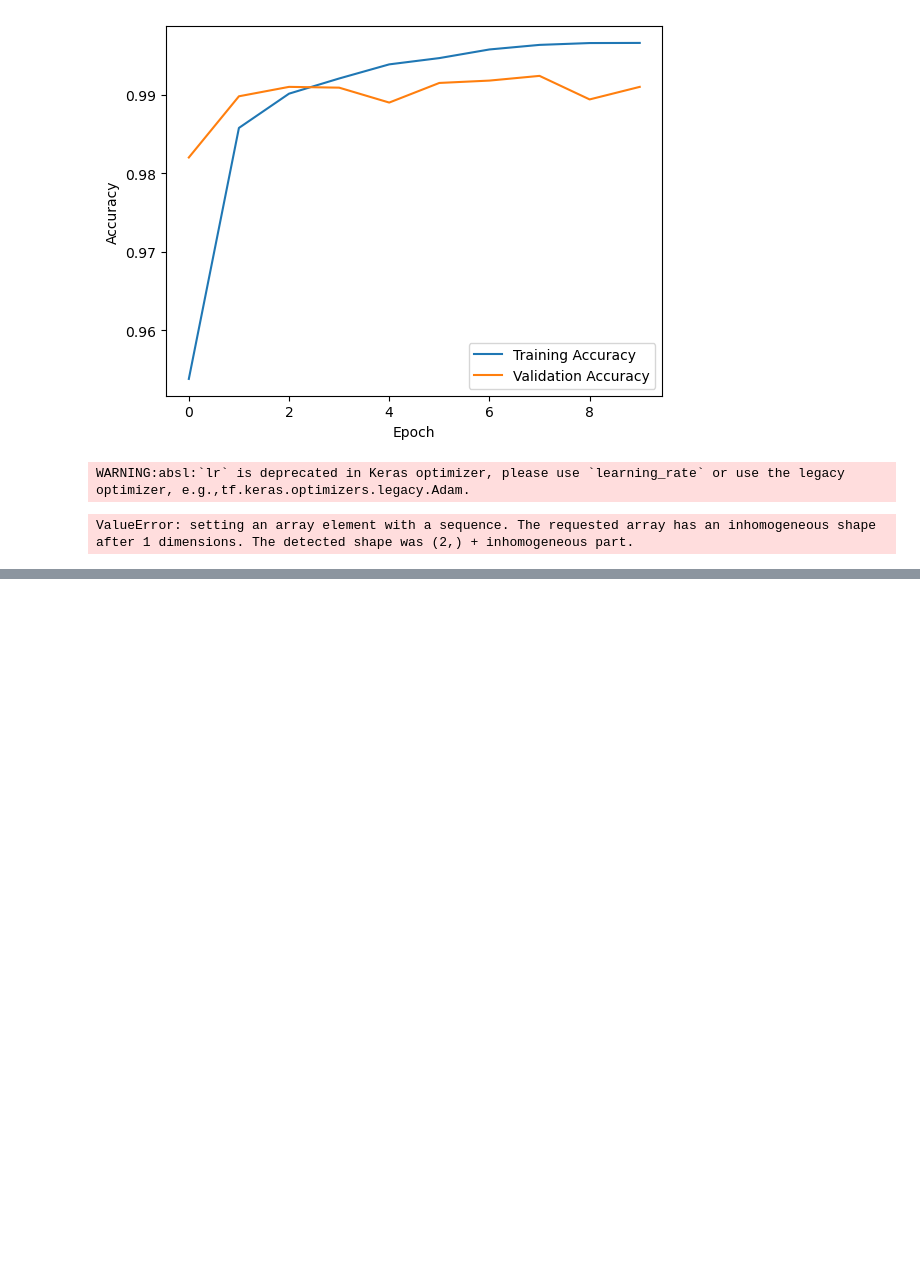
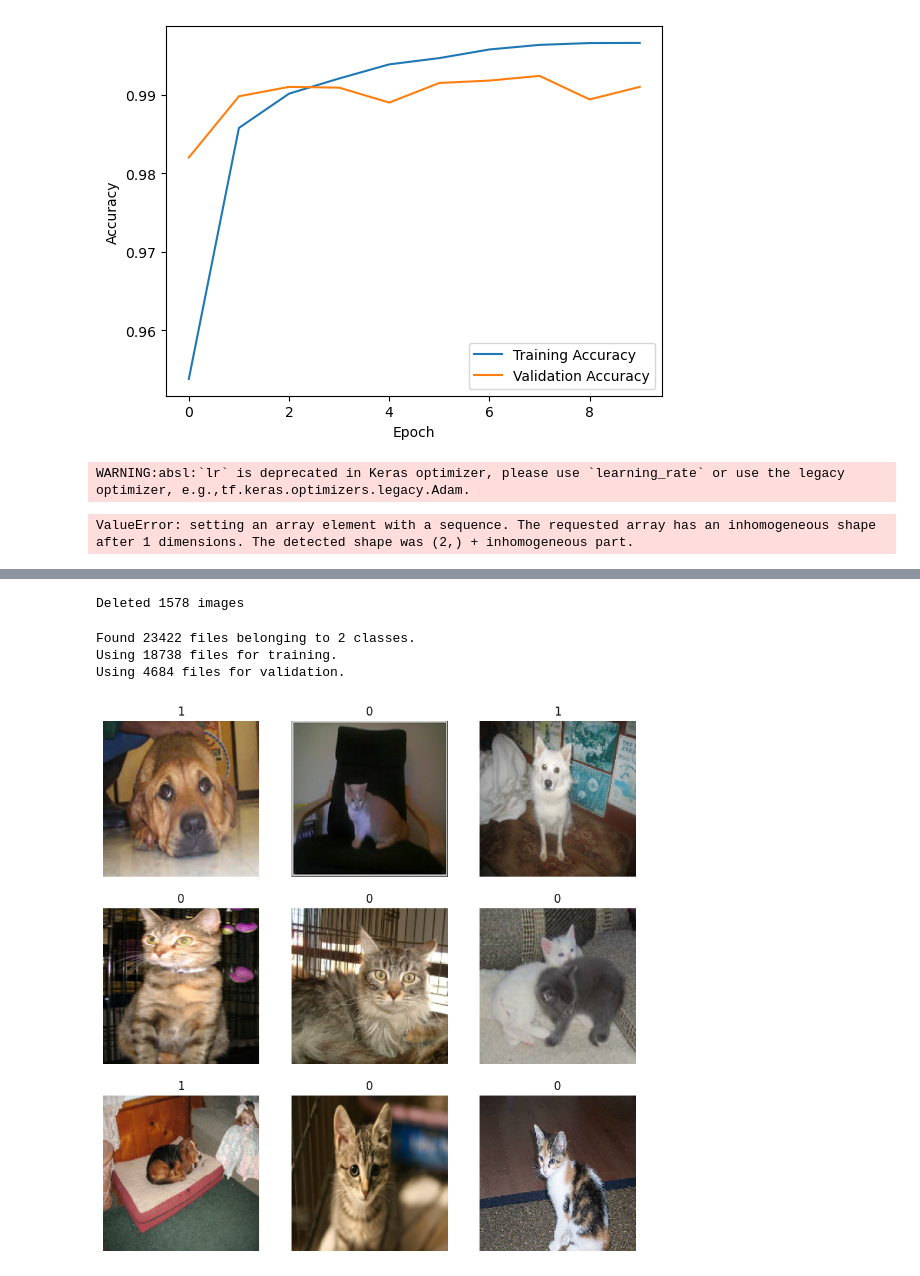
Before and after one commit to HariKulkarni/Fullstack, a Jupyter notebook: program/MODULES/module_6.ipynb, the cells around one changed output, grey strips where cells are left out. Cells and saved outputs as stored; diff of their text form; code cells hidden in the pictures; blank space fills up the shorter version.

```diff
--- a/program/MODULES/module_6.ipynb
+++ b/program/MODULES/module_6.ipynb
@@ -149,0 +203,55 @@ ValueError: setting an array element with a sequence. The requested array has an
+# %%
+import tensorflow as tf
+from tensorflow import keras
+from tensorflow.keras import layers
+
+
+import os
+
+num_skipped = 0
+for folder_name in ("Cat", "Dog"):
+    folder_path = os.path.join("E:/PetImages/", folder_name)
+    for fname in os.listdir(folder_path):
+        fpath = os.path.join(folder_path, fname)
+        try:
+            fobj = open(fpath, "rb")
+            is_jfif = tf.compat.as_bytes("JFIF") in fobj.peek(10)
+        finally:
+            fobj.close()
+
+        if not is_jfif:
+            num_skipped += 1
+            # Delete corrupted image
+            os.remove(fpath)
+
+print("Deleted %d images" % num_skipped)
+# %% [output]
+Deleted 1578 images
+# %%
+image_size = (180, 180)
+batch_size = 128
+
+train_ds, val_ds = tf.keras.utils.image_dataset_from_directory(
+    "E:/PetImages/",
+    validation_split=0.2,
+    subset="both",
+    seed=1337,
+    image_size=image_size,
+    batch_size=batch_size,
+)
+# %% [output]
+Found 23422 files belonging to 2 classes.
+Using 18738 files for training.
+Using 4684 files for validation.
+# %%
+import matplotlib.pyplot as plt
+
+plt.figure(figsize=(10, 10))
+for images, labels in train_ds.take(1):
+    for i in range(9):
+        ax = plt.subplot(3, 3, i + 1)
+        plt.imshow(images[i].numpy().astype("uint8"))
+        plt.title(int(labels[i]))
+        plt.axis("off")
+# %% [output]
+[figure, added]
```
Also changed, not shown: parts of 4 cells of this notebook, 1 other file.
